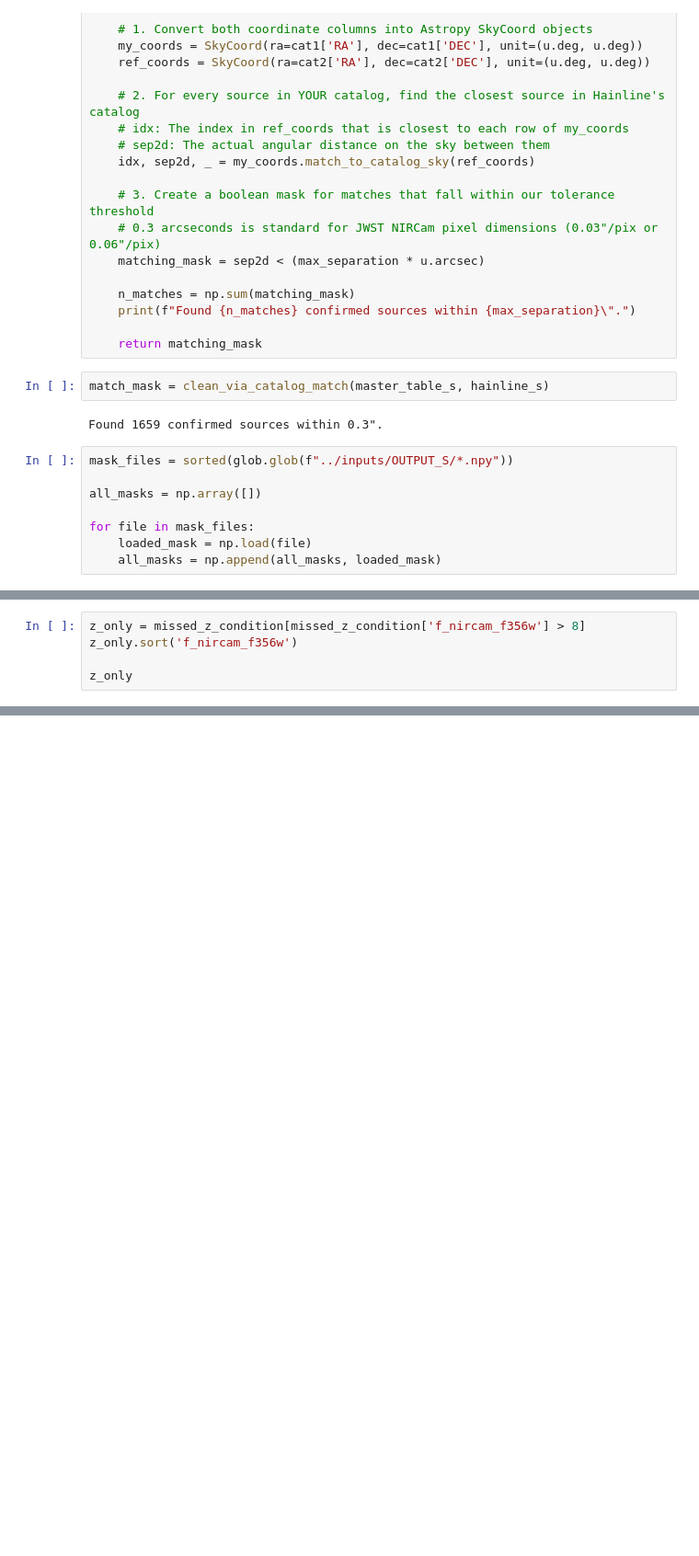
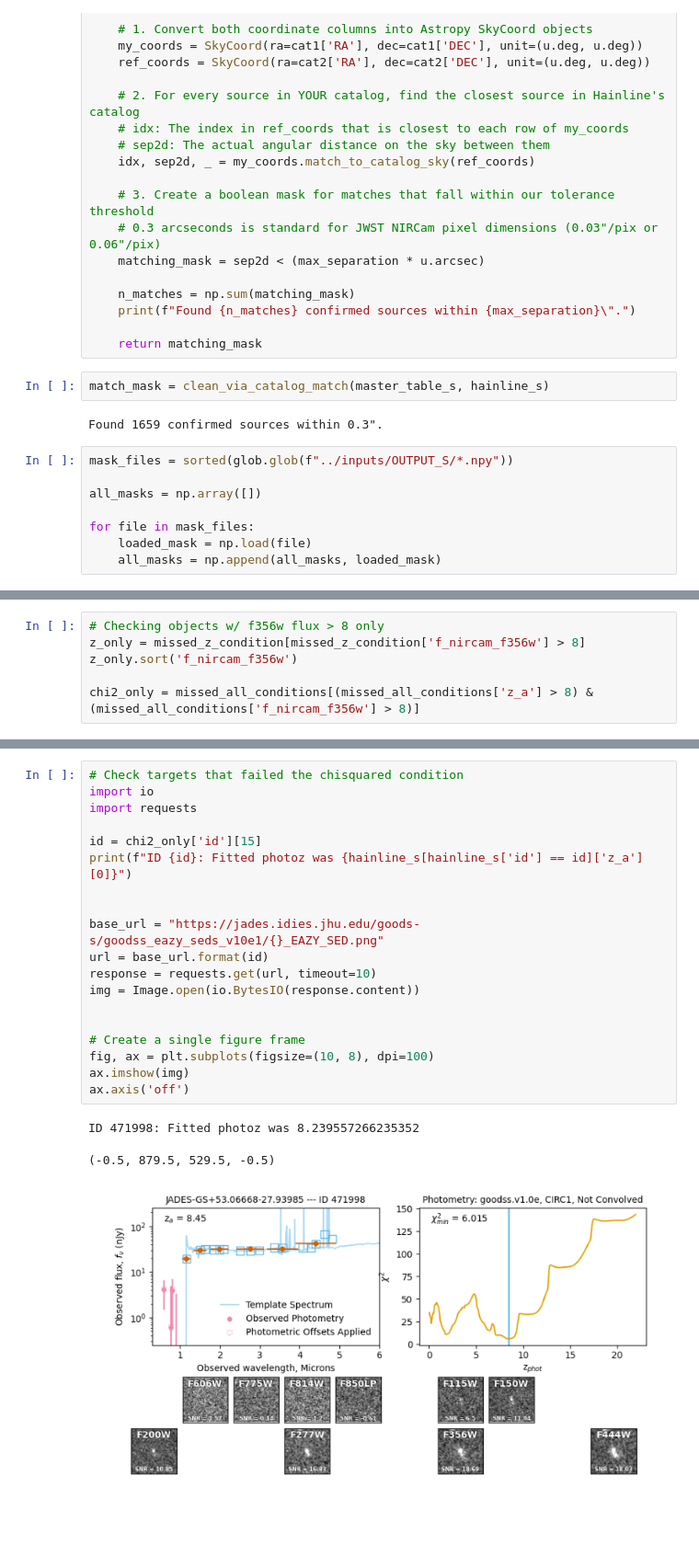
Before and after one commit to sfremy/my-eazy-jwst, a Jupyter notebook: scripts/eazy_processing.ipynb, the cells around one changed output, grey strips where cells are left out. Shown at 92% size. Saved outputs shown, nothing was run; the diff lists cells and outputs as text; blank space fills up the shorter version.

```diff
--- a/scripts/eazy_processing.ipynb
+++ b/scripts/eazy_processing.ipynb
@@ -2374,5 +1558,6 @@ print(np.mean(missed_z_condition[missed_z_condition['f_nircam_f356w'] > 8]['f_ni
 # %%
+# Checking objects w/ f356w flux > 8 only
 z_only = missed_z_condition[missed_z_condition['f_nircam_f356w'] > 8]
 z_only.sort('f_nircam_f356w')
 
-z_only
+chi2_only = missed_all_conditions[(missed_all_conditions['z_a'] > 8) & (missed_all_conditions['f_nircam_f356w'] > 8)]
@@ -2418,0 +1589,23 @@ master_table_s[master_table_s['id'] == 461166]['z_a']
+# %%
+# Check targets that failed the chisquared condition
+import io
+import requests
+
+id = chi2_only['id'][15]
+print(f"ID {id}: Fitted photoz was {hainline_s[hainline_s['id'] == id]['z_a'][0]}")
+
+
+base_url = "https://jades.idies.jhu.edu/goods-s/goodss_eazy_seds_v10e1/{}_EAZY_SED.png"
+url = base_url.format(id)
+response = requests.get(url, timeout=10)
+img = Image.open(io.BytesIO(response.content))
+
+
+# Create a single figure frame
+fig, ax = plt.subplots(figsize=(10, 8), dpi=100)
+ax.imshow(img)
+ax.axis('off')
+# %% [output]
+ID 471998: Fitted photoz was 8.239557266235352
+(-0.5, 879.5, 529.5, -0.5)
+[figure, added]
```
Also changed, not shown: parts of 51 cells of this notebook, 3 other files.
